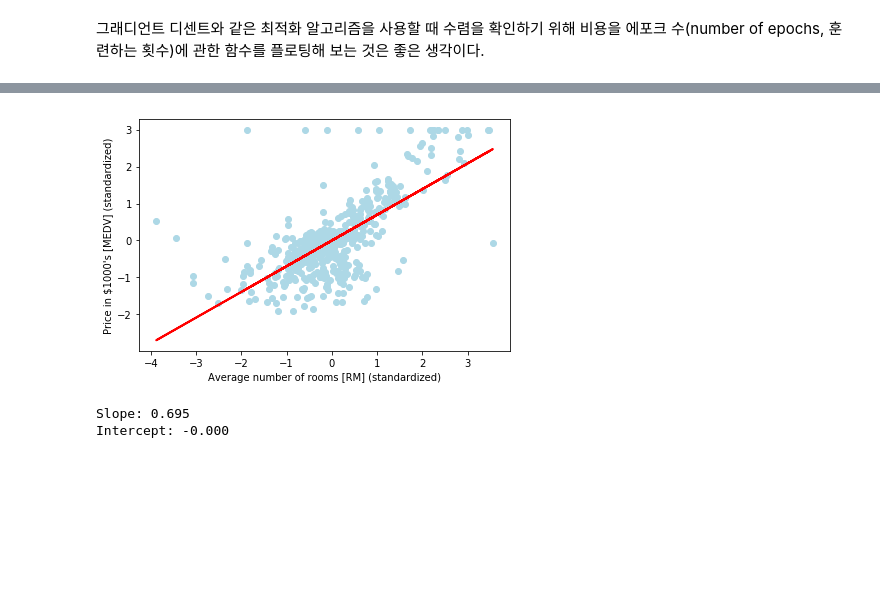
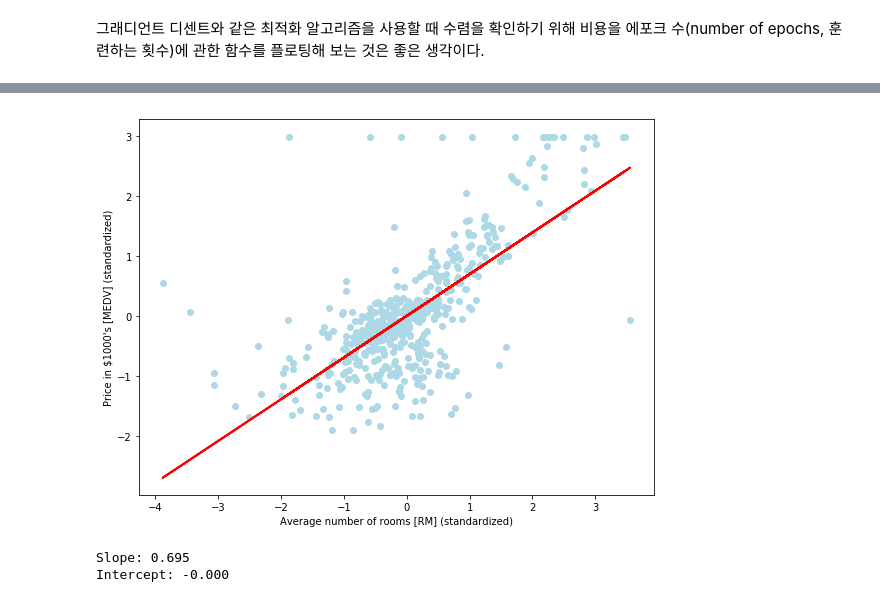
Before and after one commit to rnder/python-machine-learning-book, a Jupyter notebook: code/ch10/ch10-kor.ipynb, the cells around one changed output, grey strips where cells are left out. Drawn from its saved outputs; the diff is of its cells as text; code cells hidden in the pictures; blank space fills up the shorter version.

```diff
--- a/code/ch10/ch10-kor.ipynb
+++ b/code/ch10/ch10-kor.ipynb
@@ -315,14 +318,16 @@ def lin_regplot(X, y, model):
     plt.plot(X, model.predict(X), color='red', linewidth=2)
     return
 # %%
+plt.figure(figsize=(8.0, 6.0))
+
 lin_regplot(X_std, y_std, lr)
 plt.xlabel('Average number of rooms [RM] (standardized)')
 plt.ylabel('Price in $1000\'s [MEDV] (standardized)')
 plt.tight_layout()
 # plt.savefig('./figures/gradient_fit.png', dpi=300)
 plt.show()
 # %% [output]
-[figure, old version]
+[figure, new version]
 # %%
 print('Slope: %.3f' % lr.w_[1])
 print('Intercept: %.3f' % lr.w_[0])
```
Also changed, not shown: parts of 25 cells of this notebook.
